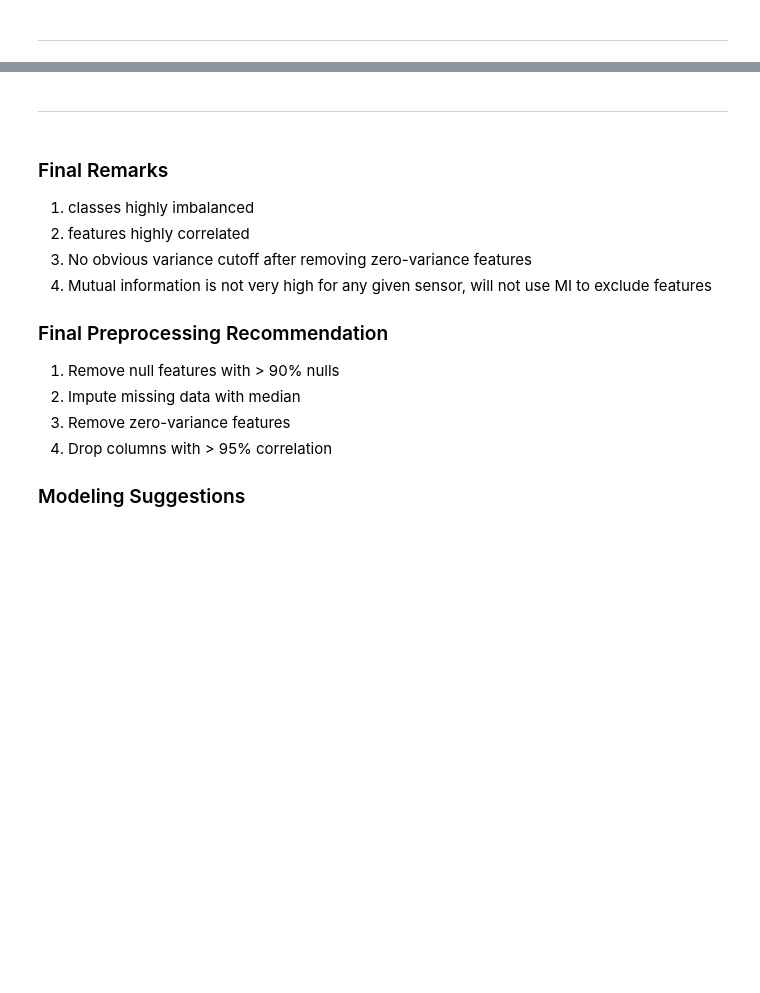
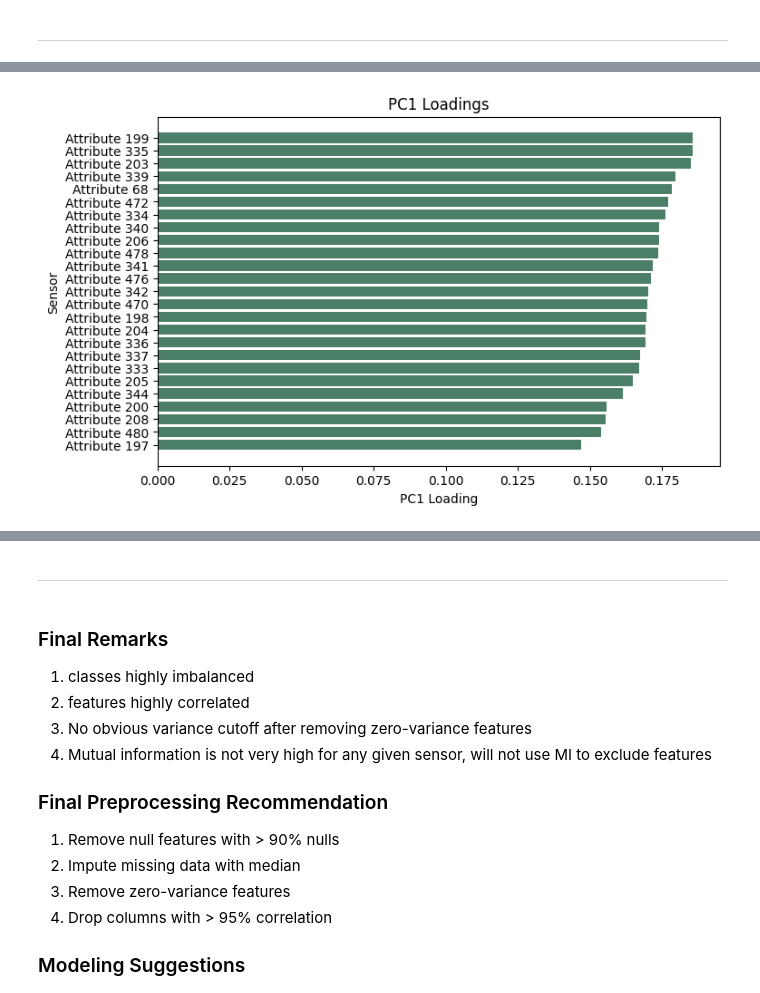
Before and after one commit to intuitiveengineer/secom-ml, a Jupyter notebook: notebooks/00-data-exploration.ipynb, the cells around one changed output, grey strips where cells are left out. Cells and saved outputs as stored; diff of their text form; code cells hidden in the pictures; blank space fills up the shorter version.

```diff
--- a/notebooks/00-data-exploration.ipynb
+++ b/notebooks/00-data-exploration.ipynb
@@ -85,0 +204,6 @@ print(pairs.head(50))
+# %%
+loadings = pd.DataFrame(
+    pca.components_.T,
+    index=X_scaled.columns,
+    columns= [f"PC{i+1}" for i in range(pca.n_components_)]
+)
@@ -85,0 +218,10 @@ print(pairs.head(50))
+# %%
+top = loadings["PC1"].abs().sort_values(ascending=False).head(25)
+plt.figure(figsize=(8,5))
+plt.barh(top.index, top.sort_values(), color='#4B7F68')
+plt.xlabel("PC1 Loading")
+plt.ylabel("Sensor")
+plt.title("PC1 Loadings")
+plt.show()
+# %% [output]
+[figure, added]
```
Also changed, not shown: parts of 23 cells of this notebook.
